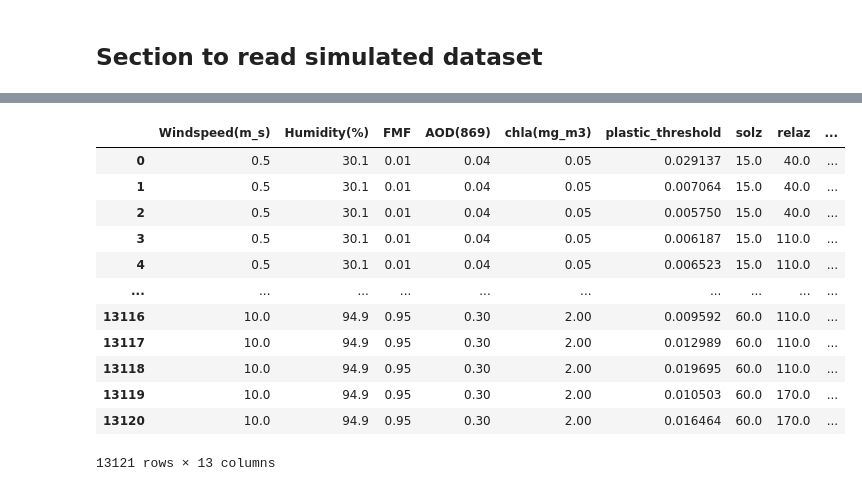
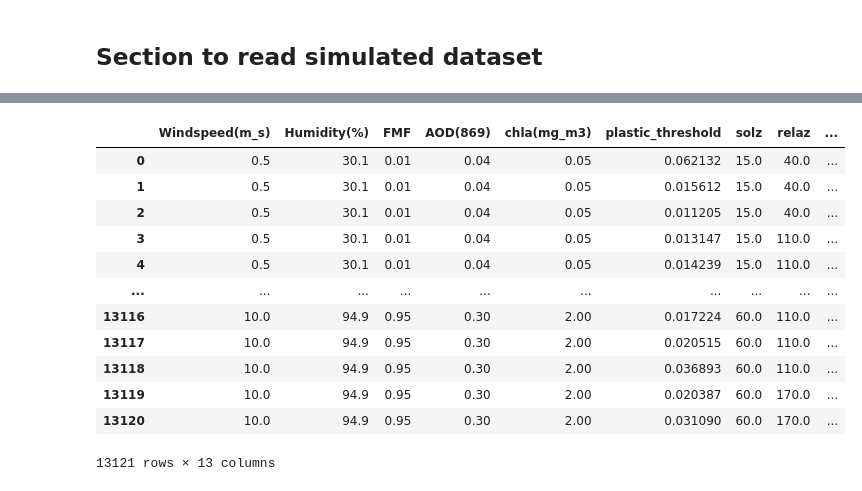
Before and after one commit to knobelsp/RodgersICA, a Jupyter notebook: SQOOP_RodgersICA_Amir.ipynb, the cells around one changed output, grey strips where cells are left out. Cells and saved outputs as stored; diff of their text form; code cells hidden in the pictures.

```diff
--- a/SQOOP_RodgersICA_Amir.ipynb
+++ b/SQOOP_RodgersICA_Amir.ipynb
@@ -244,11 +245,22 @@ def print_out(S_hat, SIC, AvgK, DFS, jac, err, ap, me_err, numpts, params, me_pa
     print('Degrees of freedom for signal:    ', DFS)
 # %% [markdown]
 ## Section to read simulated dataset
+# %%
+#input/output and other specifics
+
+file_in='simulations/Amir/plastics_toa_simulations_modisa_permutations_v4.nc'
+
+rel_err = np.array([0.01587401, 0.01244266, 0.00938955, 0.01092051, 0.00302288,
+    0.00544271, 0.00999068, 0.01467843, 0.0080387, 0.00944394,
+    0.0193447, 0.0224503, 0.02386379])
+sys_err = np.zeros(13)
+
+rel_err = rel_err*2.
+
+outname='data/SQOOP_Amir_v4_double'
 # %%
 #read netcdf4 file with simulation
-#f = netCDF4.Dataset('simulations/Amir/plastics_toa_simulations_modisa_permutations.nc')
-#f = netCDF4.Dataset('simulations/Amir/plastics_toa_simulations_modisa_permutations_v3.nc')
-f = netCDF4.Dataset('./simulations/Amir/plastics_toa_simulations_modisa_permutations_v4.nc')
+f = netCDF4.Dataset(file_in)
 
 #read jacobian and data into jac and meas, respectively. Also get z (#cases,), m (measurent), n (param) lengths
 jac_all=np.asarray(f.variables['K_Jac'])
@@ -295,21 +307,9 @@ ap=np.asarray([WS_range,RH_range,FMF_range,AOD_range,CHL_range,PF_range]) #gener
 ap=(ap/2)**2 #generate a priori error covariance matrix diagonals
 # %%
 #make error covariance matrix and prepare jacobian
-
-rel_err = np.array([0.01587401, 0.01244266, 0.00938955, 0.01092051, 0.00302288,
-    0.00544271, 0.00999068, 0.01467843, 0.0080387, 0.00944394,
-    0.0193447, 0.0224503, 0.02386379])
-
 for idx in range(0, z_len):
 
-#for idx in range(29158, z_len):
-#for idx in range(0, 1000):
-
-    #rel_err=0.003  #relative error
-    #sys_err=0.005
-    #err=((meas[idx]*rel_err) + sys_err)**2 #generate error covariance matrix diagonals (code also takes 2d input)
-
-    err=(meas[idx]*rel_err)**2
+    err=((meas[idx]*rel_err) + sys_err)**2 #generate error covariance matrix diagonals (code also takes 2d input)
 
     #prepare jacobian
     this_jac=jac_all[idx]
@@ -344,12 +344,8 @@ df.rename(columns={'plastic_fraction': 'plastic_threshold', 'plastic_uncertainty
 fdf = df.copy()
 fdfe = fdf[0:0]
 
-#test case
-#fdfe = fdf[0:1000]
-#for idx in range(0, 1000, 10):
-
 for idx in range(0, z_len-10, 10):
-    if (idx % 1000) == 0:
+    if (idx % 10000) == 0:
         txt=str(idx)+' of '+str(z_len)
         print(txt)
 
@@ -375,13 +371,10 @@ for idx in range(0, z_len-10, 10):
     fdfe.loc[fdfe.index[-1], 'plastic_avgK_median']= np.median(np.asarray(df.iloc[st:ed]['plastic_avgK_median']))
     fdfe.loc[fdfe.index[-1], 'DFS_median']= np.median(np.asarray(df.iloc[st:ed]['DFS_median']))
 
-
-
 #change names in original df back
 df.rename(columns={'plastic_threshold':'plastic_fraction', 'plastic_unc_median':'plastic_uncertainty', 'SIC_median':'SIC', \
                    'plastic_avgK_median':'plastic_avgK', 'DFS_median':'DFS'}, inplace=True)
 
-
 fdfe
 # %% [output]
 0 of 131220
@@ -404,13 +394,13 @@ fdfe
 |  | Windspeed(m_s) | Humidity(%) | FMF | AOD(869) | chla(mg_m3) | plastic_threshold | solz | relaz | ... |
-| 0 | 0.5 | 30.1 | 0.01 | 0.04 | 0.05 | 0.029137 | 15.0 | 40.0 | ... |
-| 1 | 0.5 | 30.1 | 0.01 | 0.04 | 0.05 | 0.007064 | 15.0 | 40.0 | ... |
-| 2 | 0.5 | 30.1 | 0.01 | 0.04 | 0.05 | 0.005750 | 15.0 | 40.0 | ... |
-| 3 | 0.5 | 30.1 | 0.01 | 0.04 | 0.05 | 0.006187 | 15.0 | 110.0 | ... |
-| 4 | 0.5 | 30.1 | 0.01 | 0.04 | 0.05 | 0.006523 | 15.0 | 110.0 | ... |
+| 0 | 0.5 | 30.1 | 0.01 | 0.04 | 0.05 | 0.062132 | 15.0 | 40.0 | ... |
+| 1 | 0.5 | 30.1 | 0.01 | 0.04 | 0.05 | 0.015612 | 15.0 | 40.0 | ... |
+| 2 | 0.5 | 30.1 | 0.01 | 0.04 | 0.05 | 0.011205 | 15.0 | 40.0 | ... |
+| 3 | 0.5 | 30.1 | 0.01 | 0.04 | 0.05 | 0.013147 | 15.0 | 110.0 | ... |
+| 4 | 0.5 | 30.1 | 0.01 | 0.04 | 0.05 | 0.014239 | 15.0 | 110.0 | ... |
 | ... | ... | ... | ... | ... | ... | ... | ... | ... | ... |
-| 13116 | 10.0 | 94.9 | 0.95 | 0.30 | 2.00 | 0.009592 | 60.0 | 110.0 | ... |
-| 13117 | 10.0 | 94.9 | 0.95 | 0.30 | 2.00 | 0.012989 | 60.0 | 110.0 | ... |
-| 13118 | 10.0 | 94.9 | 0.95 | 0.30 | 2.00 | 0.019695 | 60.0 | 110.0 | ... |
-| 13119 | 10.0 | 94.9 | 0.95 | 0.30 | 2.00 | 0.010503 | 60.0 | 170.0 | ... |
-| 13120 | 10.0 | 94.9 | 0.95 | 0.30 | 2.00 | 0.016464 | 60.0 | 170.0 | ... |
+| 13116 | 10.0 | 94.9 | 0.95 | 0.30 | 2.00 | 0.017224 | 60.0 | 110.0 | ... |
+| 13117 | 10.0 | 94.9 | 0.95 | 0.30 | 2.00 | 0.020515 | 60.0 | 110.0 | ... |
+| 13118 | 10.0 | 94.9 | 0.95 | 0.30 | 2.00 | 0.036893 | 60.0 | 110.0 | ... |
+| 13119 | 10.0 | 94.9 | 0.95 | 0.30 | 2.00 | 0.020387 | 60.0 | 170.0 | ... |
+| 13120 | 10.0 | 94.9 | 0.95 | 0.30 | 2.00 | 0.031090 | 60.0 | 170.0 | ... |
 13121 rows × 13 columns
```
Also changed, not shown: parts of 4 cells of this notebook, 2 other files.
